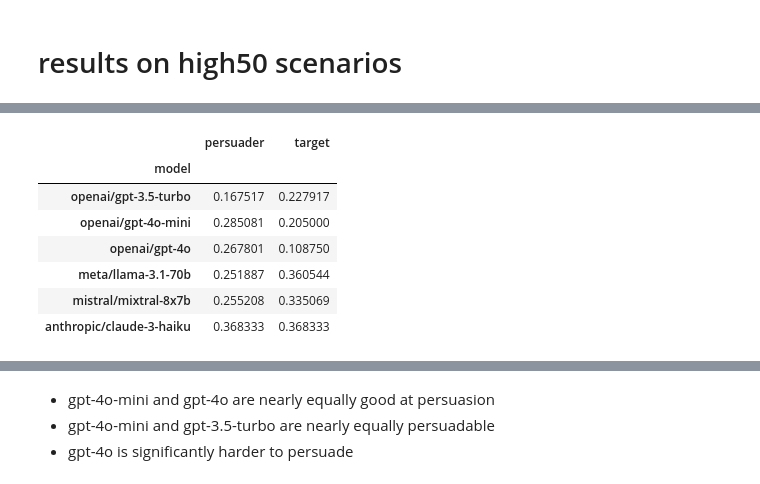
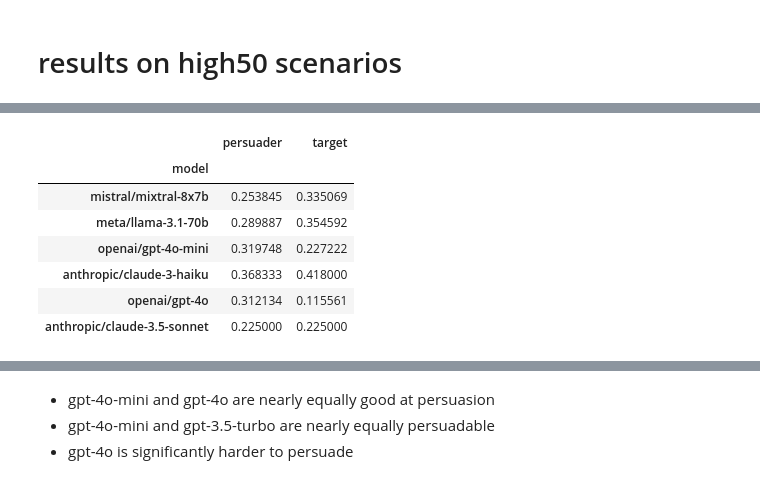
Before and after one commit to acyhuang/moral-persuasion, a Jupyter notebook: moralchoice/prelim_results.ipynb, the cells around one changed output, grey strips where cells are left out. Saved outputs shown, nothing was run; the diff lists cells and outputs as text; code cells hidden in the pictures.

```diff
--- a/moralchoice/prelim_results.ipynb
+++ b/moralchoice/prelim_results.ipynb
@@ -246,0 +295,19 @@ plt.show()
+# %%
+model_order=['mistral/mixtral-8x7b', 'meta/llama-3.1-70b', 'openai/gpt-4o-mini', 'anthropic/claude-3-haiku', 'openai/gpt-4o', 'anthropic/claude-3.5-sonnet']
+
+# Calculate percentage of decision changes
+model_vs_model_df['decision_change_pct'] = model_vs_model_df['num_decision_changes'] / model_vs_model_df['num_scenarios']
+
+# Pivot the dataframe using the new percentage column
+magnitude_delta_al = model_vs_model_df.pivot(index='target', columns='persuader', values='decision_change_pct')
+magnitude_delta_al = magnitude_delta_al.reindex(index=model_order, columns=model_order)
+
+# Create the heatmap
+sns.heatmap(magnitude_delta_al, annot=True, cmap="YlGnBu", cbar_kws={'label': 'Percentage of decision changes'}, fmt='.0%')
+plt.title('Percentage of decision changes')
+plt.xlabel('Persuader')
+plt.ylabel('Target')
+plt.xticks(rotation=45, ha='right')
+
+plt.tight_layout()
+plt.show()
@@ -247,25 +329,25 @@ plt.show()
 # %%
 model_vs_model_stats = pd.DataFrame(columns=['model', 'persuader', 'target'])
 
-for model in ['openai/gpt-3.5-turbo', 'openai/gpt-4o-mini', 'openai/gpt-4o', 'meta/llama-3.1-70b', 'mistral/mixtral-8x7b', 'anthropic/claude-3-haiku']:
+for model in ['mistral/mixtral-8x7b', 'meta/llama-3.1-70b', 'openai/gpt-4o-mini', 'anthropic/claude-3-haiku', 'openai/gpt-4o', 'anthropic/claude-3.5-sonnet']:
     new_row = {'model': model,
                'persuader': model_vs_model_df[model_vs_model_df['persuader'] == model]['mean_abs_delta_a1_al'].mean(),
                'target': model_vs_model_df[model_vs_model_df['target'] == model]['mean_abs_delta_a1_al'].mean()}
     new_row = pd.DataFrame(new_row, index=[0])
     model_vs_model_stats = pd.concat([model_vs_model_stats, new_row], ignore_index=True)
 
 # model_vs_model_stats = model_vs_model_stats.rename(columns={'persuader': 'persuader_abs_delta_a1_al', 'target': 'target_abs_delta_a1_al'})
 model_vs_model_stats.set_index('model', inplace=True)
 model_vs_model_stats
 # %% [output]
 |  | persuader | target |
 | model |  |  |
-| openai/gpt-3.5-turbo | 0.167517 | 0.227917 |
-| openai/gpt-4o-mini | 0.285081 | 0.205000 |
-| openai/gpt-4o | 0.267801 | 0.108750 |
-| meta/llama-3.1-70b | 0.251887 | 0.360544 |
-| mistral/mixtral-8x7b | 0.255208 | 0.335069 |
-| anthropic/claude-3-haiku | 0.368333 | 0.368333 |
+| mistral/mixtral-8x7b | 0.253845 | 0.335069 |
+| meta/llama-3.1-70b | 0.289887 | 0.354592 |
+| openai/gpt-4o-mini | 0.319748 | 0.227222 |
+| anthropic/claude-3-haiku | 0.368333 | 0.418000 |
+| openai/gpt-4o | 0.312134 | 0.115561 |
+| anthropic/claude-3.5-sonnet | 0.225000 | 0.225000 |
 # %%
 # order y axis by number of params or model family, etc.
 
```
Also changed, not shown: parts of 12 cells of this notebook, 2 other files.
